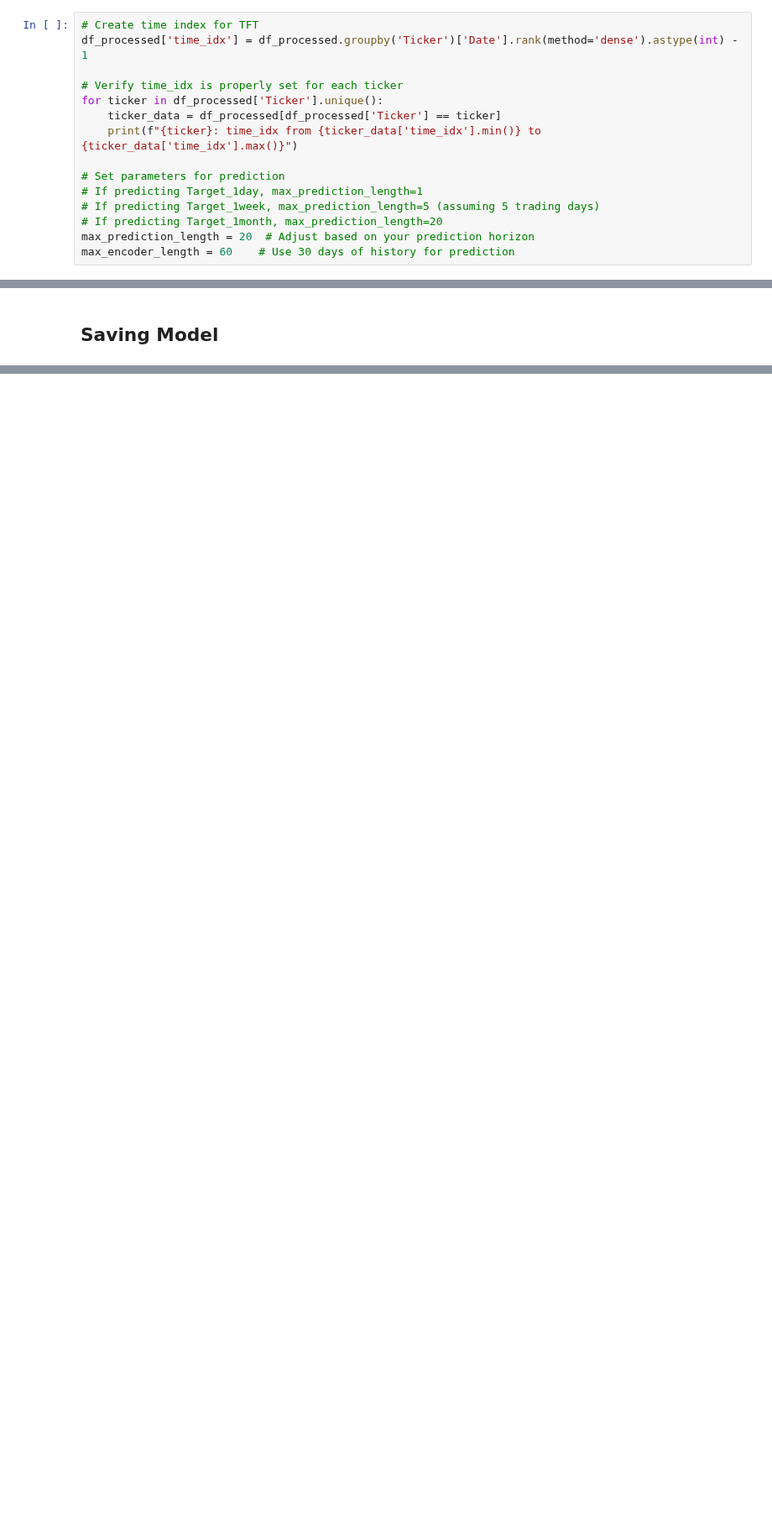
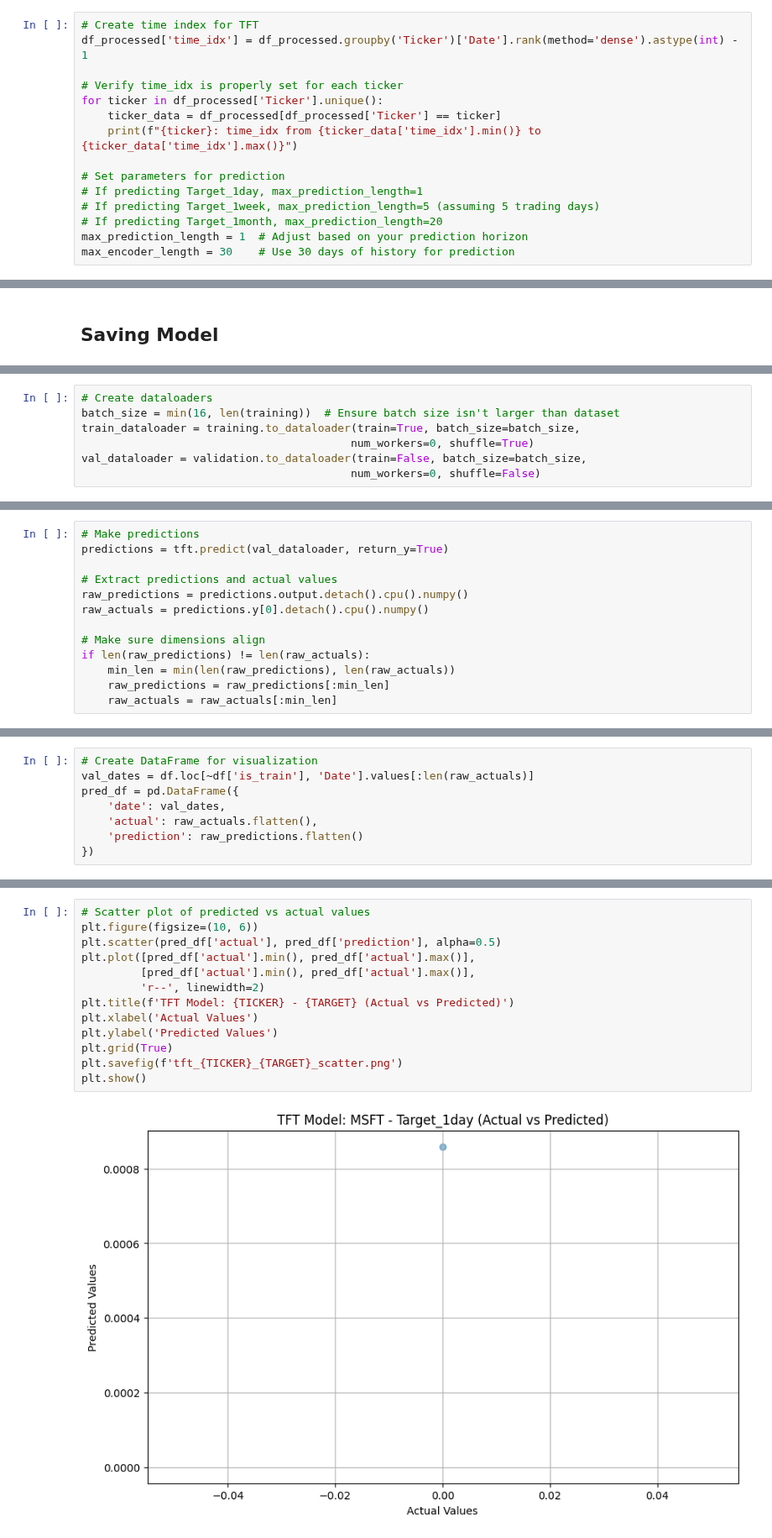
Before and after one commit to ManuelBagasina/DATCapstone, a Jupyter notebook: TFT.ipynb, the cells around one changed output, grey strips where cells are left out. Shown at 84% size. Cells and saved outputs as stored; diff of their text form; blank space fills up the shorter version.

```diff
--- a/TFT.ipynb
+++ b/TFT.ipynb
@@ -185,8 +146,8 @@ for ticker in df_processed['Ticker'].unique():
 # If predicting Target_1day, max_prediction_length=1
 # If predicting Target_1week, max_prediction_length=5 (assuming 5 trading days)
 # If predicting Target_1month, max_prediction_length=20
-max_prediction_length = 20  # Adjust based on your prediction horizon
-max_encoder_length = 60    # Use 30 days of history for prediction
+max_prediction_length = 1  # Adjust based on your prediction horizon
+max_encoder_length = 30    # Use 30 days of history for prediction
 # %% [output]
 ORCL: time_idx from 0 to 922
 MSFT: time_idx from 0 to 901
@@ -611,0 +891,7 @@ Trying alternative visualization approach...
+# %%
+# Create dataloaders
+batch_size = min(16, len(training))  # Ensure batch size isn't larger than dataset
+train_dataloader = training.to_dataloader(train=True, batch_size=batch_size,
+                                         num_workers=0, shuffle=True)
+val_dataloader = validation.to_dataloader(train=False, batch_size=batch_size,
+                                         num_workers=0, shuffle=False)
@@ -611,0 +994,13 @@ Trying alternative visualization approach...
+# %%
+# Make predictions
+predictions = tft.predict(val_dataloader, return_y=True)
+
+# Extract predictions and actual values
+raw_predictions = predictions.output.detach().cpu().numpy()
+raw_actuals = predictions.y[0].detach().cpu().numpy()
+
+# Make sure dimensions align
+if len(raw_predictions) != len(raw_actuals):
+    min_len = min(len(raw_predictions), len(raw_actuals))
+    raw_predictions = raw_predictions[:min_len]
+    raw_actuals = raw_actuals[:min_len]
@@ -611,0 +1041,8 @@ Trying alternative visualization approach...
+# %%
+# Create DataFrame for visualization
+val_dates = df.loc[~df['is_train'], 'Date'].values[:len(raw_actuals)]
+pred_df = pd.DataFrame({
+    'date': val_dates,
+    'actual': raw_actuals.flatten(),
+    'prediction': raw_predictions.flatten()
+})
@@ -611,0 +1081,15 @@ Trying alternative visualization approach...
+# %%
+# Scatter plot of predicted vs actual values
+plt.figure(figsize=(10, 6))
+plt.scatter(pred_df['actual'], pred_df['prediction'], alpha=0.5)
+plt.plot([pred_df['actual'].min(), pred_df['actual'].max()],
+         [pred_df['actual'].min(), pred_df['actual'].max()],
+         'r--', linewidth=2)
+plt.title(f'TFT Model: {TICKER} - {TARGET} (Actual vs Predicted)')
+plt.xlabel('Actual Values')
+plt.ylabel('Predicted Values')
+plt.grid(True)
+plt.savefig(f'tft_{TICKER}_{TARGET}_scatter.png')
+plt.show()
+# %% [output]
+[figure, added]
```
Also changed, not shown: parts of 60 cells of this notebook.
